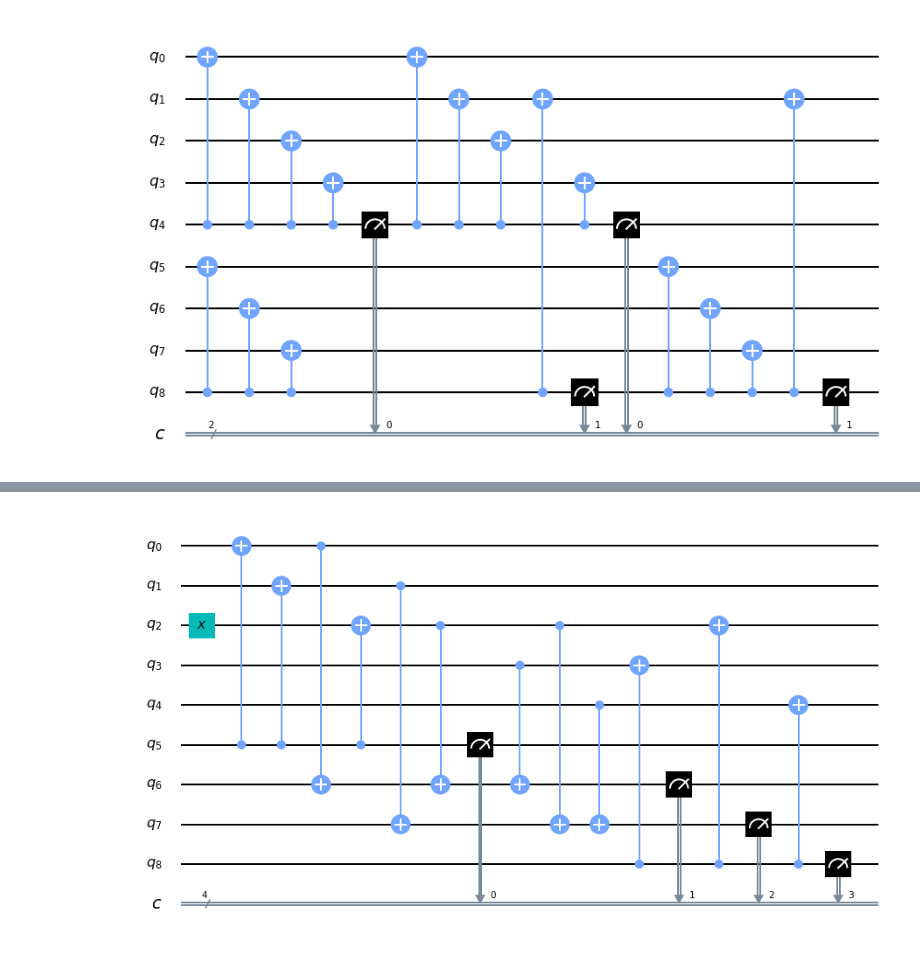
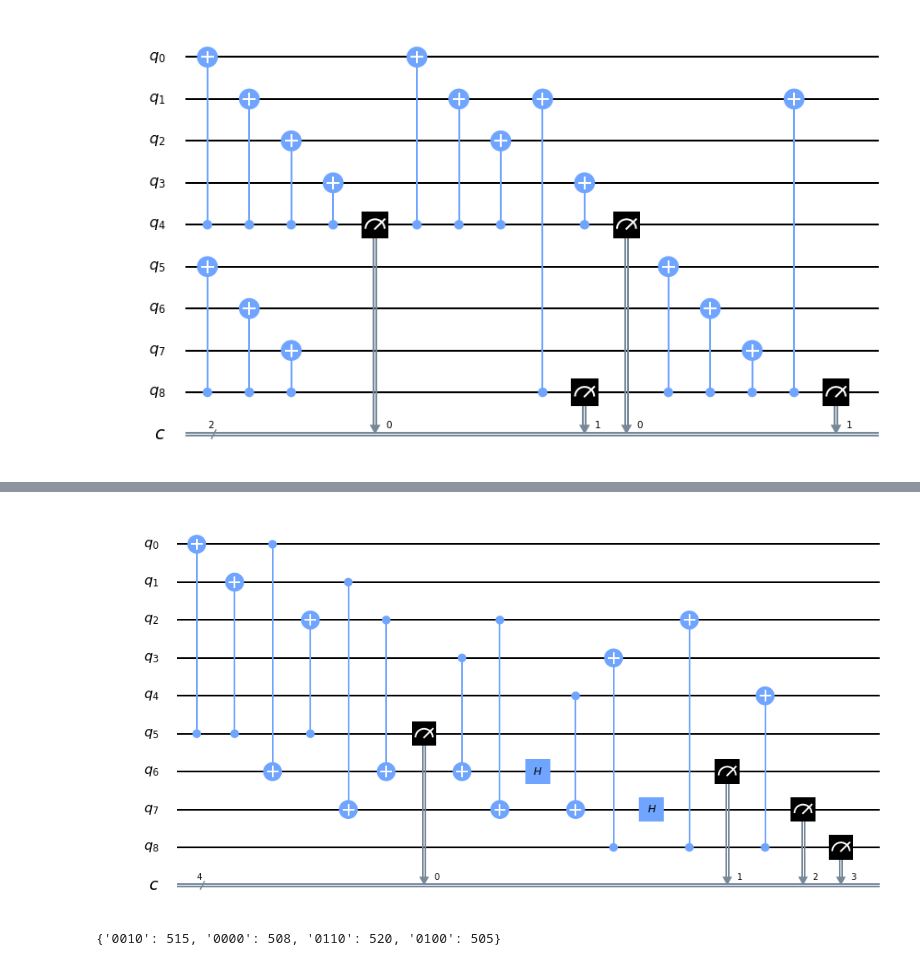
Before and after one commit to bguttel/Quantum-Computing--UGA, a Jupyter notebook: MinSurfCode_INPROGRESS.ipynb, the cells around one changed output, grey strips where cells are left out. Saved outputs shown, nothing was run; the diff lists cells and outputs as text; code cells hidden in the pictures.

```diff
--- a/MinSurfCode_INPROGRESS.ipynb
+++ b/MinSurfCode_INPROGRESS.ipynb
@@ -101,41 +103,59 @@ class QuantumCircuit(builtins.object)
  |  prefix = 'circuit'
 # %%
 def Minsurf(q1,q2,q3,q4,q5,a1,a2,a3,a4):
-    circ = QuantumCircuit(5+4,4)
+    circ = QuantumCircuit(9,4)
 
     #You can put errors here
-    circ.x(q3)
+    #circ.x(q3)
 
 
     #The code
     #A1
     circ.cx(a1,q1)
     circ.cx(a1,q2)
     circ.cx(a1,q3)
 
     #A2
     circ.cx(q1,a2)
     circ.cx(q3,a2)
     circ.cx(q4,a2)
+    circ.h(a2)
 
     #A3
     circ.cx(q2,a3)
     circ.cx(q3,a3)
     circ.cx(q5,a3)
+    circ.h(a3)
 
     #A4
     circ.cx(a4,q4)
     circ.cx(a4,q3)
     circ.cx(a4,q5)
 
     #Measure
     circ.measure(a1,0)
     circ.measure(a2,1)
     circ.measure(a3,2)
     circ.measure(a4,3)
 
     return circ
 
 Minsurf(0,1,2,3,4,5,6,7,8).draw()
 # %% [output]
-[figure, old version]
+[figure, new version]
+# %%
+qc = Minsurf(0,1,2,3,4,5,6,7,8)
+
+backend_sim = Aer.get_backend('qasm_simulator')
+
+shots = 2048
+job_sim = execute(qc, backend_sim, shots=shots)
+
+# Grab the results from the job.
+result_sim = job_sim.result()
+
+#The dictionary counts summarize all the possible output with the number of occurence per state.
+counts = result_sim.get_counts(qc)
+print(counts)
+# %% [output]
+{'0010': 515, '0000': 508, '0110': 520, '0100': 505}
```
Also changed, not shown: parts of 7 cells of this notebook.
